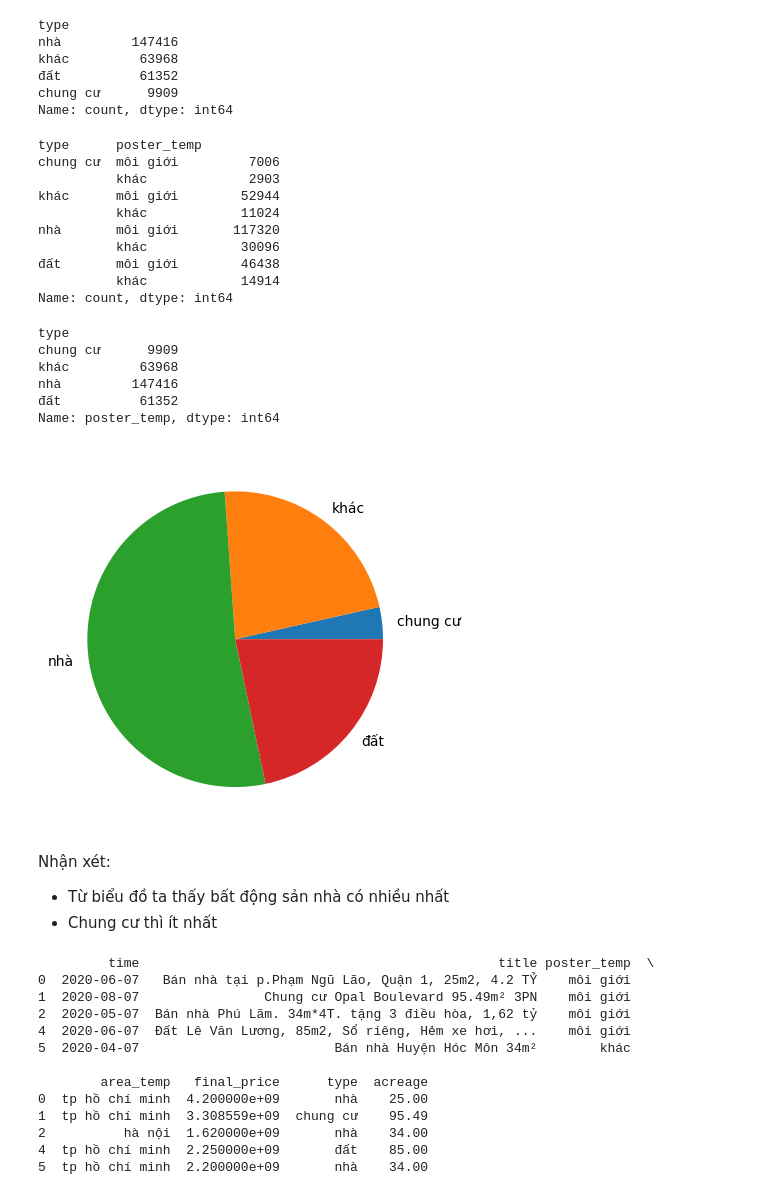
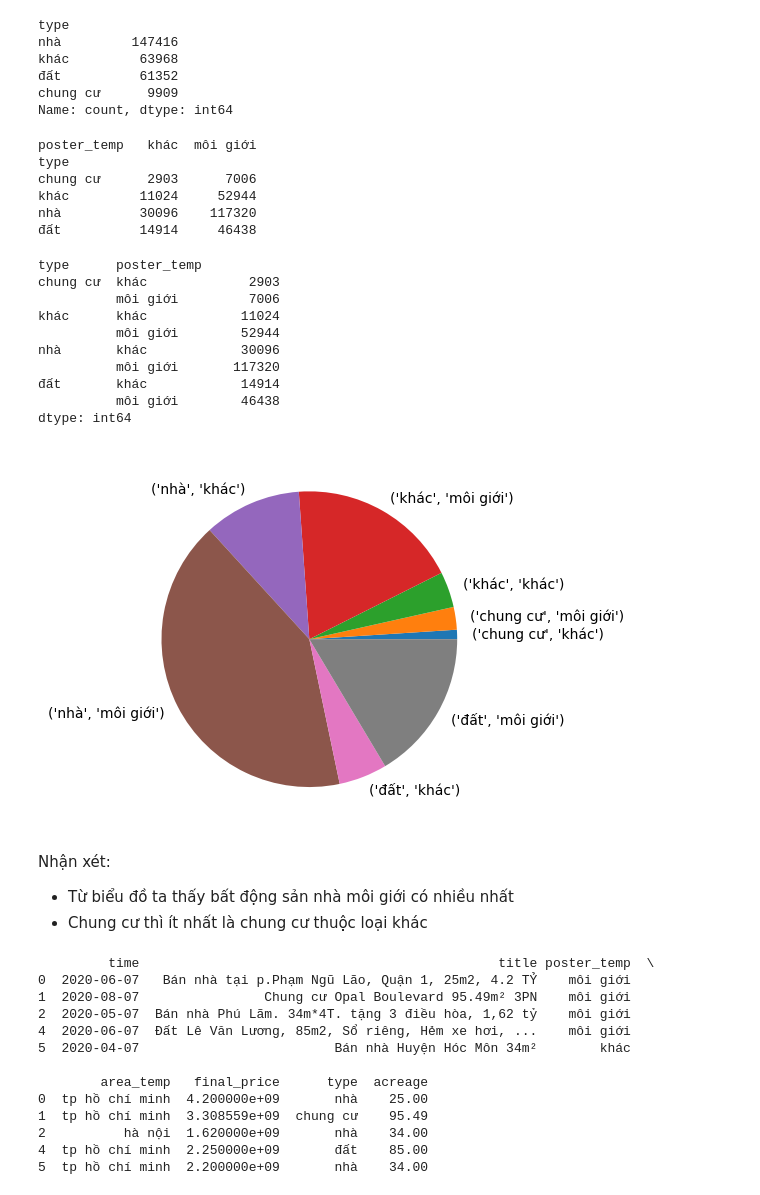
Before and after one commit to sjsjsmsmsj/TKMT, a Jupyter notebook: OnThiGiuaKi/De12/de12.ipynb, the cells around one changed output. Saved outputs shown, nothing was run; the diff lists cells and outputs as text; code cells hidden in the pictures.

```diff
--- a/OnThiGiuaKi/De12/de12.ipynb
+++ b/OnThiGiuaKi/De12/de12.ipynb
@@ -29,37 +29,40 @@ khác         63968
 đất          61352
 chung cư      9909
 Name: count, dtype: int64
-# %%
-so_luong_rb = df.groupby('type')['poster_temp'].value_counts()
-print(so_luong_rb)
-# %% [output]
-type      poster_temp
-chung cư  môi giới         7006
-          khác             2903
-khác      môi giới        52944
-          khác            11024
-nhà       môi giới       117320
-          khác            30096
-đất       môi giới        46438
-          khác            14914
-Name: count, dtype: int64
+# %%
+# đọc vào thì theo mỗi loại( thì theo cái gì đó thì mình groupby) chọn cột rao bán
+so_luong_rb = df.groupby('type')['poster_temp'].value_counts().unstack() # unstack() để nó đảo lại thôi không cần cũng được
+print(so_luong_rb)
+# %% [output]
+poster_temp   khác  môi giới
+type
+chung cư      2903      7006
+khác         11024     52944
+nhà          30096    117320
+đất          14914     46438
 # %%
-loai_bd_theo_tung_gia_ban = df.groupby('type')['poster_temp'].count()
+loai_bd_theo_tung_gia_ban = df.groupby(['type', 'poster_temp']).size()
+# bởi vì nó muốn mỗi loại và loại đó thuộc rao bán nào
+# nên groupby cả hai
 print(loai_bd_theo_tung_gia_ban)
 plt.pie(loai_bd_theo_tung_gia_ban, labels=loai_bd_theo_tung_gia_ban.index)
 plt.show()
 # %% [output]
-type
-chung cư      9909
-khác         63968
-nhà         147416
-đất          61352
-Name: poster_temp, dtype: int64
+type      poster_temp
+chung cư  khác             2903
+          môi giới         7006
+khác      khác            11024
+          môi giới        52944
+nhà       khác            30096
+          môi giới       117320
+đất       khác            14914
+          môi giới        46438
+dtype: int64
-[figure, old version]
+[figure, new version]
 # %% [markdown]
 Nhận xét:
-- Từ biểu đồ ta thấy bất động sản nhà có nhiều nhất
-- Chung cư thì ít nhất
+- Từ biểu đồ ta thấy bất động sản nhà môi giới có nhiều nhất
+- Chung cư thì ít nhất là chung cư thuộc loại khác
 # %%
 du_lieu_moi = df[(df['area_temp'] == 'tp hồ chí minh') | (df['area_temp'] == 'hà nội') | (df['area_temp'] == 'đà nẵng')]
 print(du_lieu_moi.head())
```
Also changed, not shown: parts of 1 cell of this notebook.
